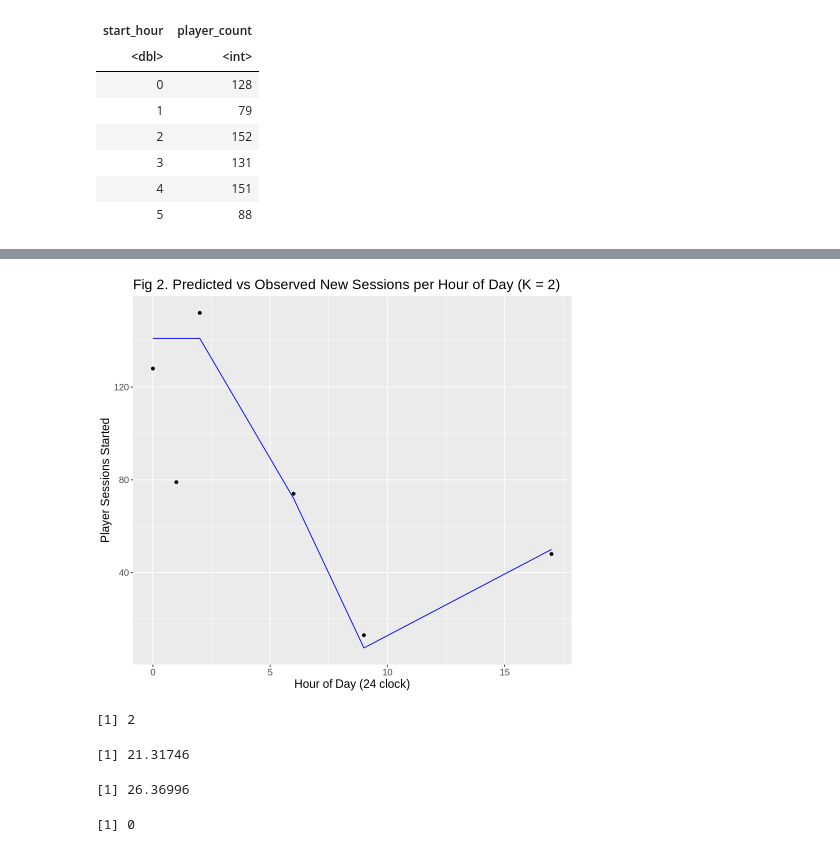
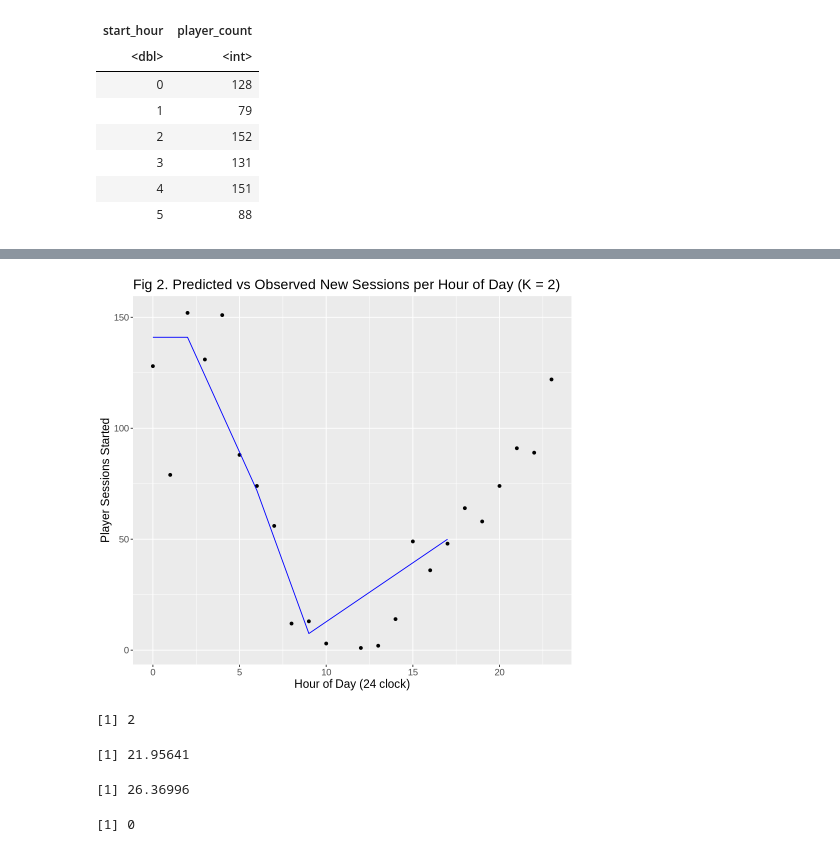
Before and after one commit to emmap24/dsci-100-project, a Jupyter notebook: project_justcode.ipynb, the cells around one changed output, grey strips where cells are left out. Cells and saved outputs as stored; diff of their text form; code cells hidden in the pictures.

```diff
--- a/project_justcode.ipynb
+++ b/project_justcode.ipynb
@@ -71,6 +92,6 @@ A tibble: 6 × 2
 | 5 | 88 |
 # %%
 set.seed(200)
-sessions_split <- initial_split(new_sessions_count, prop = 0.75, strata = player_count)
+sessions_split <- initial_split(new_sessions_count, prop = 0.75)
 sessions_training <- training(sessions_split)
 sessions_testing <- testing(sessions_split)
@@ -87,8 +101,8 @@ sessions_kspec <- nearest_neighbor(weight_func = 'rectangular', neighbors = tune
     set_mode('regression')
 sessions_recipe <- recipe(player_count ~ start_hour, data = sessions_training)
 
-sessions_vfold <- vfold_cv(sessions_training, v = 5, strata = player_count)
-k_vals <- tibble(neighbors = seq(from = 1, to = 10, by = 1))
+sessions_vfold <- vfold_cv(sessions_training, v = 5)
+k_vals <- tibble(neighbors = seq(from = 1, to = 5, by = 1))
 
 sessions_workflow <- workflow() |>
     add_model(sessions_kspec) |>
@@ -101,4 +115,5 @@ k_min <- sessions_workflow |>
     slice_min(mean, n = 1) |>
     select(neighbors) |>
     pull()
+k_min
 # %% [output]
@@ -123,26 +121,26 @@ There were issues with some computations   A: x2   B: x2   C: x3
 # %%
 sessions_spec <- nearest_neighbor(weight_func = 'rectangular', neighbors = k_min) |>
     set_engine('kknn') |>
     set_mode('regression')
 
 sessions_fit <- workflow() |>
     add_model(sessions_spec) |>
     add_recipe(sessions_recipe) |>
     fit(data = sessions_training)
 
 sessions_predict <- sessions_fit |>
     predict(sessions_testing) |>
     bind_cols(sessions_testing)
 
-sessions_plot_pred <- sessions_predict |>
+sessions_plot_pred <- new_sessions_count |>
     ggplot(aes(x = start_hour, y = player_count)) +
-    geom_point() + geom_line(aes(y = .pred), color = 'blue') +
+    geom_point() + geom_line(data = sessions_predict, aes(x = start_hour, y = .pred), color = 'blue') +
     labs(x = 'Hour of Day (24 clock)', y = 'Player Sessions Started',
          title = 'Fig 2. Predicted vs Observed New Sessions per Hour of Day (K = 2)') +
     theme(text = element_text(size = 14))
 sessions_plot_pred
 # %% [output]
-[figure, old version]
+[figure, new version]
 # %%
 sessions_max <- sessions_predict |>
     slice_max(player_count, n = 1) |>
@@ -165,7 +163,7 @@ rmspe <- sessions_predict |>
     pull()
 rmspe
 # %% [output]
-[1] 21.31746
+[1] 21.95641
 [1] 26.36996
 # %%
 min(new_sessions_count)
```
Also changed, not shown: parts of 5 cells of this notebook, 1 other file.
